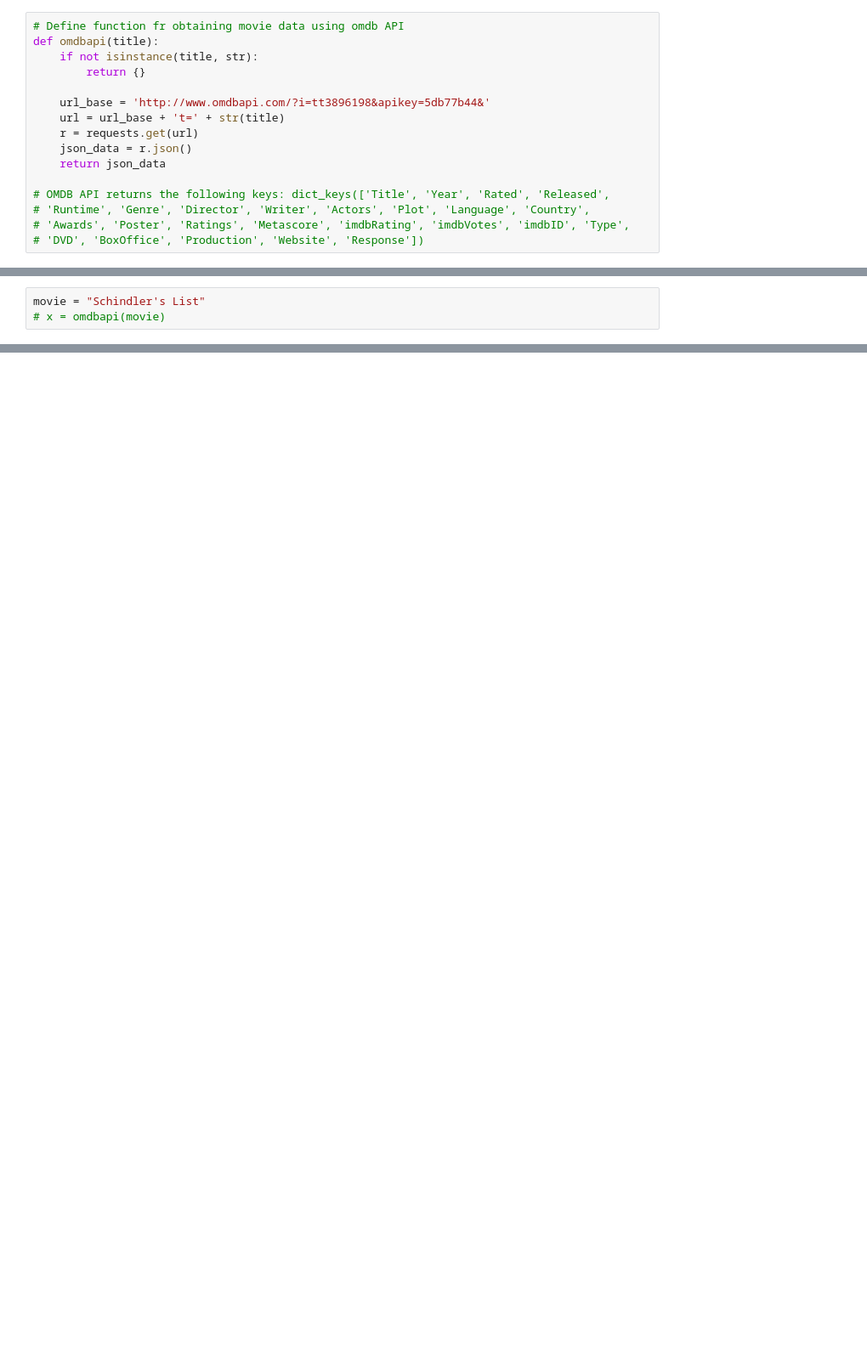
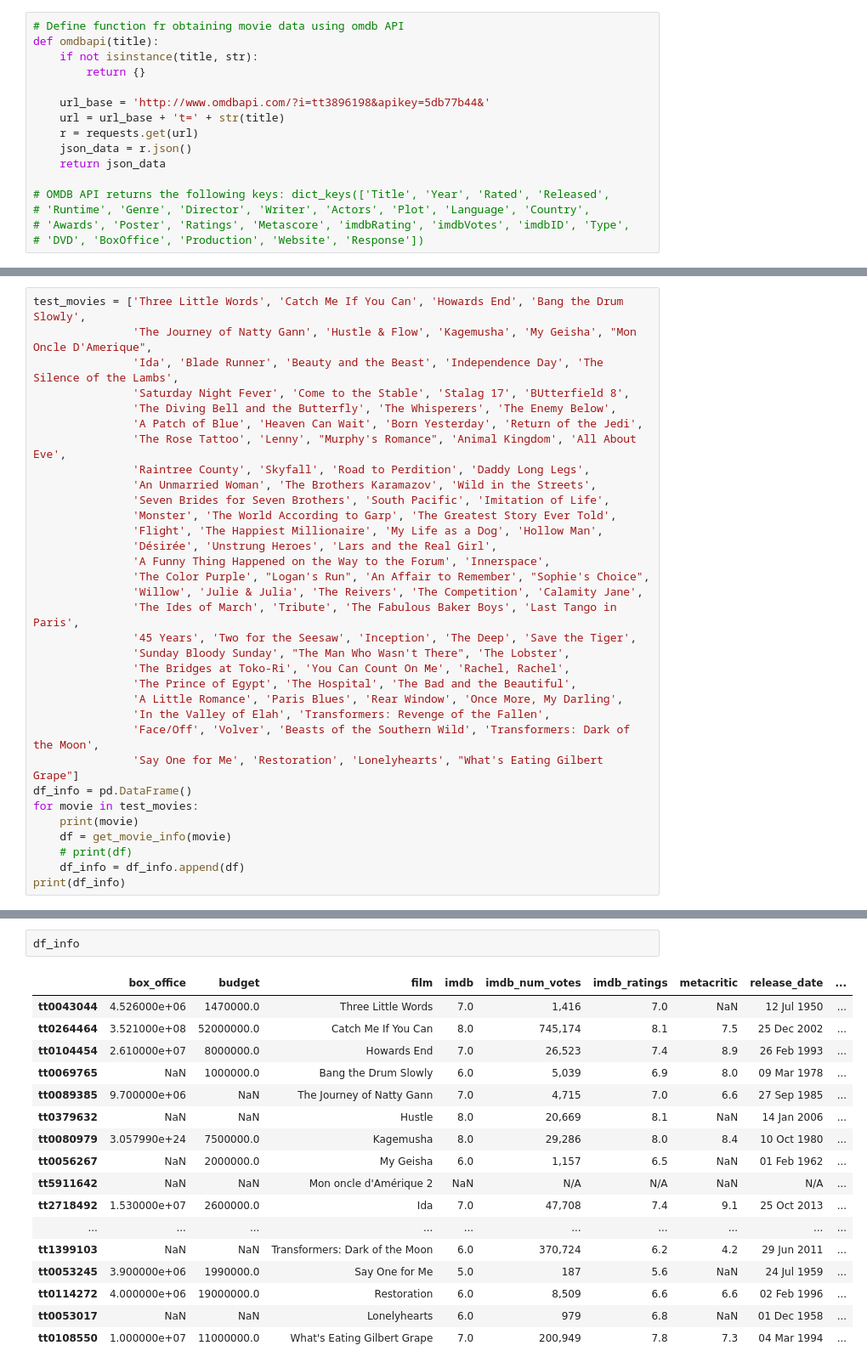
Before and after one commit to ronsg83/Capstone-1, a Jupyter notebook: Data_Acquisition.ipynb, the cells around one changed output, grey strips where cells are left out. Shown: that part at 85% size. Cells and saved outputs as stored; diff of their text form; blank space fills up the shorter version.

```diff
--- a/Data_Acquisition.ipynb
+++ b/Data_Acquisition.ipynb
@@ -69,3 +291,0 @@ def wikiscrape(title):
-# %%
-movie = "Schindler's List"
-# x = omdbapi(movie)
@@ -248,0 +447,33 @@ df_oscar.tail(50)
+# %%
+test_movies = ['Three Little Words', 'Catch Me If You Can', 'Howards End', 'Bang the Drum Slowly',
+               'The Journey of Natty Gann', 'Hustle & Flow', 'Kagemusha', 'My Geisha', "Mon Oncle D'Amerique",
+               'Ida', 'Blade Runner', 'Beauty and the Beast', 'Independence Day', 'The Silence of the Lambs',
+               'Saturday Night Fever', 'Come to the Stable', 'Stalag 17', 'BUtterfield 8',
+               'The Diving Bell and the Butterfly', 'The Whisperers', 'The Enemy Below',
+               'A Patch of Blue', 'Heaven Can Wait', 'Born Yesterday', 'Return of the Jedi',
+               'The Rose Tattoo', 'Lenny', "Murphy's Romance", 'Animal Kingdom', 'All About Eve',
+               'Raintree County', 'Skyfall', 'Road to Perdition', 'Daddy Long Legs',
+               'An Unmarried Woman', 'The Brothers Karamazov', 'Wild in the Streets',
+               'Seven Brides for Seven Brothers', 'South Pacific', 'Imitation of Life',
+               'Monster', 'The World According to Garp', 'The Greatest Story Ever Told',
+               'Flight', 'The Happiest Millionaire', 'My Life as a Dog', 'Hollow Man',
+               'Désirée', 'Unstrung Heroes', 'Lars and the Real Girl',
+               'A Funny Thing Happened on the Way to the Forum', 'Innerspace',
+               'The Color Purple', "Logan's Run", 'An Affair to Remember', "Sophie's Choice",
+               'Willow', 'Julie & Julia', 'The Reivers', 'The Competition', 'Calamity Jane',
+               'The Ides of March', 'Tribute', 'The Fabulous Baker Boys', 'Last Tango in Paris',
+               '45 Years', 'Two for the Seesaw', 'Inception', 'The Deep', 'Save the Tiger',
+               'Sunday Bloody Sunday', "The Man Who Wasn't There", 'The Lobster',
+               'The Bridges at Toko-Ri', 'You Can Count On Me', 'Rachel, Rachel',
+               'The Prince of Egypt', 'The Hospital', 'The Bad and the Beautiful',
+               'A Little Romance', 'Paris Blues', 'Rear Window', 'Once More, My Darling',
+               'In the Valley of Elah', 'Transformers: Revenge of the Fallen',
+               'Face/Off', 'Volver', 'Beasts of the Southern Wild', 'Transformers: Dark of the Moon',
+               'Say One for Me', 'Restoration', 'Lonelyhearts', "What's Eating Gilbert Grape"]
+df_info = pd.DataFrame()
+for movie in test_movies:
+    print(movie)
+    df = get_movie_info(movie)
+    # print(df)
+    df_info = df_info.append(df)
+print(df_info)
@@ -248,0 +498,20 @@ df_oscar.tail(50)
+# %%
+df_info
+# %% [output]
+|  | box_office | budget | film | imdb | imdb_num_votes | imdb_ratings | metacritic | release_date | ... |
+| tt0043044 | 4.526000e+06 | 1470000.0 | Three Little Words | 7.0 | 1,416 | 7.0 | NaN | 12 Jul 1950 | ... |
+| tt0264464 | 3.521000e+08 | 52000000.0 | Catch Me If You Can | 8.0 | 745,174 | 8.1 | 7.5 | 25 Dec 2002 | ... |
+| tt0104454 | 2.610000e+07 | 8000000.0 | Howards End | 7.0 | 26,523 | 7.4 | 8.9 | 26 Feb 1993 | ... |
+| tt0069765 | NaN | 1000000.0 | Bang the Drum Slowly | 6.0 | 5,039 | 6.9 | 8.0 | 09 Mar 1978 | ... |
+| tt0089385 | 9.700000e+06 | NaN | The Journey of Natty Gann | 7.0 | 4,715 | 7.0 | 6.6 | 27 Sep 1985 | ... |
+| tt0379632 | NaN | NaN | Hustle | 8.0 | 20,669 | 8.1 | NaN | 14 Jan 2006 | ... |
+| tt0080979 | 3.057990e+24 | 7500000.0 | Kagemusha | 8.0 | 29,286 | 8.0 | 8.4 | 10 Oct 1980 | ... |
+| tt0056267 | NaN | 2000000.0 | My Geisha | 6.0 | 1,157 | 6.5 | NaN | 01 Feb 1962 | ... |
+| tt5911642 | NaN | NaN | Mon oncle d'Amérique 2 | NaN | N/A | N/A | NaN | N/A | ... |
+| tt2718492 | 1.530000e+07 | 2600000.0 | Ida | 7.0 | 47,708 | 7.4 | 9.1 | 25 Oct 2013 | ... |
+| ... | ... | ... | ... | ... | ... | ... | ... | ... | ... |
+| tt1399103 | NaN | NaN | Transformers: Dark of the Moon | 6.0 | 370,724 | 6.2 | 4.2 | 29 Jun 2011 | ... |
+| tt0053245 | 3.900000e+06 | 1990000.0 | Say One for Me | 5.0 | 187 | 5.6 | NaN | 24 Jul 1959 | ... |
+| tt0114272 | 4.000000e+06 | 19000000.0 | Restoration | 6.0 | 8,509 | 6.6 | 6.6 | 02 Feb 1996 | ... |
+| tt0053017 | NaN | NaN | Lonelyhearts | 6.0 | 979 | 6.8 | NaN | 01 Dec 1958 | ... |
+| tt0108550 | 1.000000e+07 | 11000000.0 | What's Eating Gilbert Grape | 7.0 | 200,949 | 7.8 | 7.3 | 04 Mar 1994 | ... |
```
Also changed, not shown: parts of 39 cells of this notebook, 1 other file.
